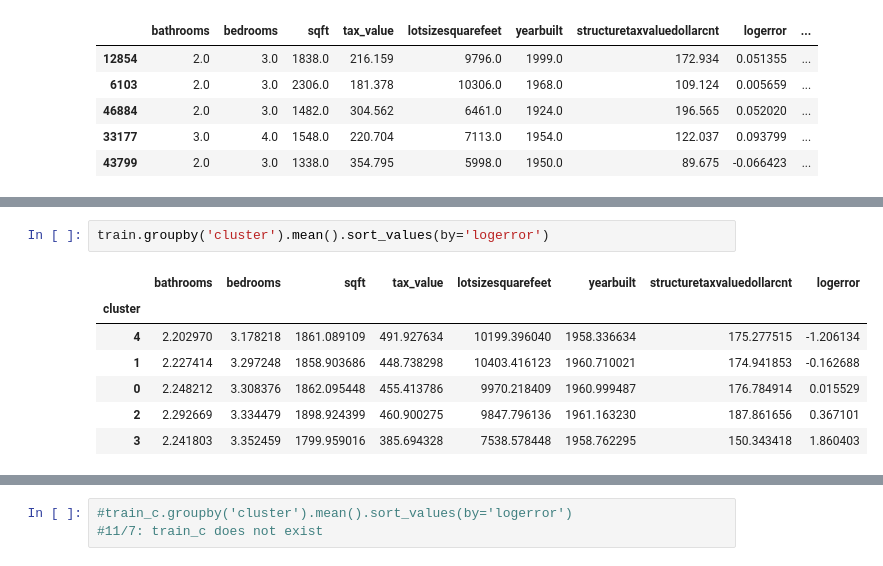
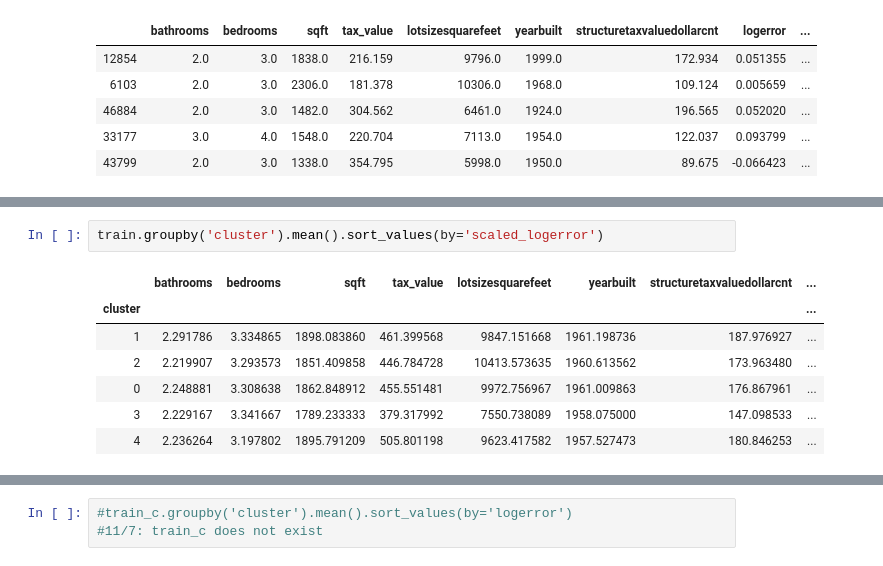
Before and after one commit to Zillow-SJ/Cluster_Zillow, a Jupyter notebook: Initial Exploration.ipynb, the cells around one changed output, grey strips where cells are left out. Saved outputs shown, nothing was run; the diff lists cells and outputs as text.

```diff
--- a/Initial Exploration.ipynb
+++ b/Initial Exploration.ipynb
@@ -392,10 +393,10 @@ train.head()
 # %%
-train.groupby('cluster').mean().sort_values(by='logerror')
+train.groupby('cluster').mean().sort_values(by='scaled_logerror')
 # %% [output]
-|  | bathrooms | bedrooms | sqft | tax_value | lotsizesquarefeet | yearbuilt | structuretaxvaluedollarcnt | logerror |
-| cluster |  |  |  |  |  |  |  |  |
-| 4 | 2.202970 | 3.178218 | 1861.089109 | 491.927634 | 10199.396040 | 1958.336634 | 175.277515 | -1.206134 |
-| 1 | 2.227414 | 3.297248 | 1858.903686 | 448.738298 | 10403.416123 | 1960.710021 | 174.941853 | -0.162688 |
-| 0 | 2.248212 | 3.308376 | 1862.095448 | 455.413786 | 9970.218409 | 1960.999487 | 176.784914 | 0.015529 |
-| 2 | 2.292669 | 3.334479 | 1898.924399 | 460.900275 | 9847.796136 | 1961.163230 | 187.861656 | 0.367101 |
-| 3 | 2.241803 | 3.352459 | 1799.959016 | 385.694328 | 7538.578448 | 1958.762295 | 150.343418 | 1.860403 |
+|  | bathrooms | bedrooms | sqft | tax_value | lotsizesquarefeet | yearbuilt | structuretaxvaluedollarcnt | ... |
+| cluster |  |  |  |  |  |  |  | ... |
+| 1 | 2.291786 | 3.334865 | 1898.083860 | 461.399568 | 9847.151668 | 1961.198736 | 187.976927 | ... |
+| 2 | 2.219907 | 3.293573 | 1851.409858 | 446.784728 | 10413.573635 | 1960.613562 | 173.963480 | ... |
+| 0 | 2.248881 | 3.308638 | 1862.848912 | 455.551481 | 9972.756967 | 1961.009863 | 176.867961 | ... |
+| 3 | 2.229167 | 3.341667 | 1789.233333 | 379.317992 | 7550.738089 | 1958.075000 | 147.098533 | ... |
+| 4 | 2.236264 | 3.197802 | 1895.791209 | 505.801198 | 9623.417582 | 1957.527473 | 180.846253 | ... |
```
Also changed, not shown: parts of 19 cells of this notebook, 3 other files.
